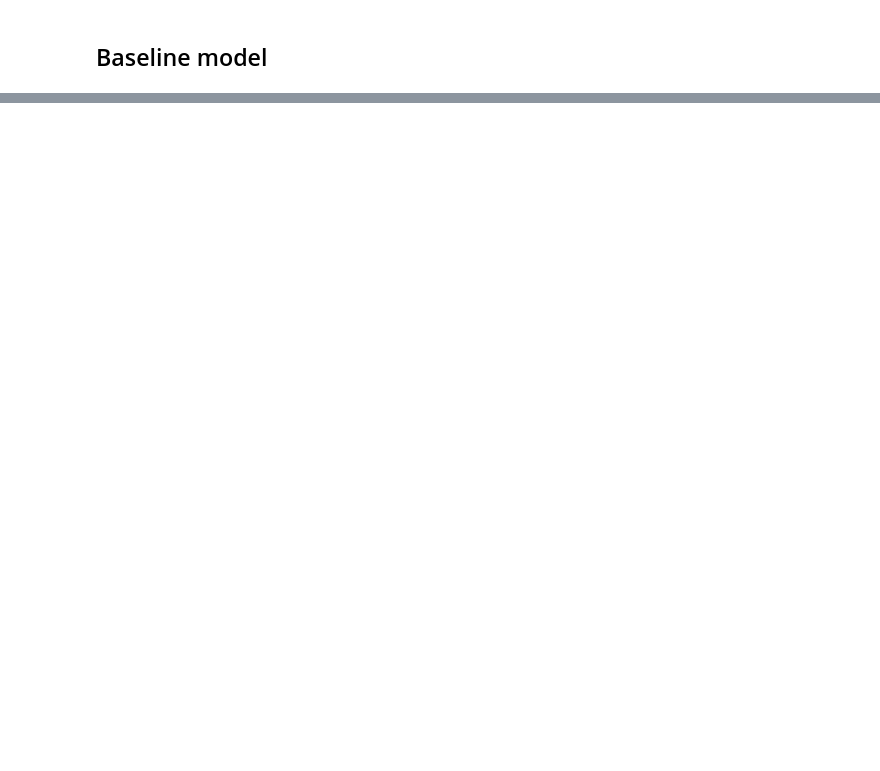
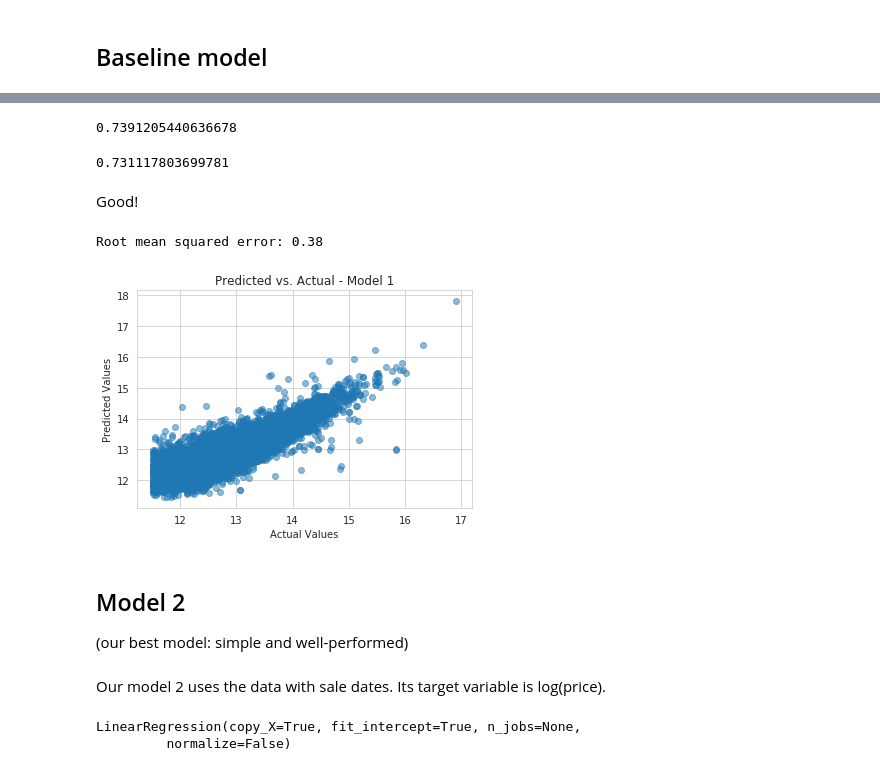
Before and after one commit to nt-ds/dc-residential-properties-analysis, a Jupyter notebook: notebooks/2.0-nt-linear-model.ipynb, the cells around one changed output, grey strips where cells are left out. Drawn from its saved outputs; the diff is of its cells as text; code cells hidden in the pictures; blank space fills up the shorter version.

```diff
--- a/notebooks/2.0-nt-linear-model.ipynb
+++ b/notebooks/2.0-nt-linear-model.ipynb
@@ -132,0 +125,5 @@ adjusted_r_squared(clf.score(X_train2, y_train2), X_train2.shape[0], X_train2.sh
+# %%
+X_train_log_price, X_test_log_price, y_train_log_price, y_test_log_price = train_test_split(X_no_saledate,
+                                                                                            y_log_price,
+                                                                                            test_size=0.2,
+                                                                                            random_state=4865)
@@ -132,0 +151,32 @@ adjusted_r_squared(clf.score(X_train2, y_train2), X_train2.shape[0], X_train2.sh
+# %%
+r2_test_log_price = linreg_log_price.score(X_test_log_price, y_test_log_price)
+r2_test_log_price
+# %% [output]
+0.7391205440636678
+# %%
+adj_r2_test_log_price = adjusted_r_squared(r2_test_log_price, X_test_log_price.shape[0],
+                                           X_test_log_price.shape[1])
+adj_r2_test_log_price
+# %% [output]
+0.731117803699781
+# %% [markdown]
+Good!
+# %%
+y_test_log_price_pred = linreg_log_price.predict(X_test_log_price)
+# %%
+print("Root mean squared error: %.2f" % np.sqrt(mean_squared_error(y_test_log_price, y_test_log_price_pred)))
+# %% [output]
+Root mean squared error: 0.38
+# %%
+plt.scatter(y_test_log_price, y_test_log_price_pred, alpha=0.5)
+plt.title("Predicted vs. Actual - Model 1")
+plt.xlabel("Actual Values")
+plt.ylabel("Predicted Values")
+plt.show()
+# %% [output]
+[figure, added]
+# %% [markdown]
+## Model 2
+(our best model: simple and well-performed)
+# %% [markdown]
+Our model 2 uses the data with sale dates. Its target variable is log(price).
@@ -132,0 +193,6 @@ adjusted_r_squared(clf.score(X_train2, y_train2), X_train2.shape[0], X_train2.sh
+# %%
+linreg_log_price_sale = LinearRegression()
+linreg_log_price_sale.fit(X_train_log_price_sale, y_train_log_price_sale)
+# %% [output]
+LinearRegression(copy_X=True, fit_intercept=True, n_jobs=None,
+         normalize=False)
```
Also changed, not shown: parts of 87 cells of this notebook.
